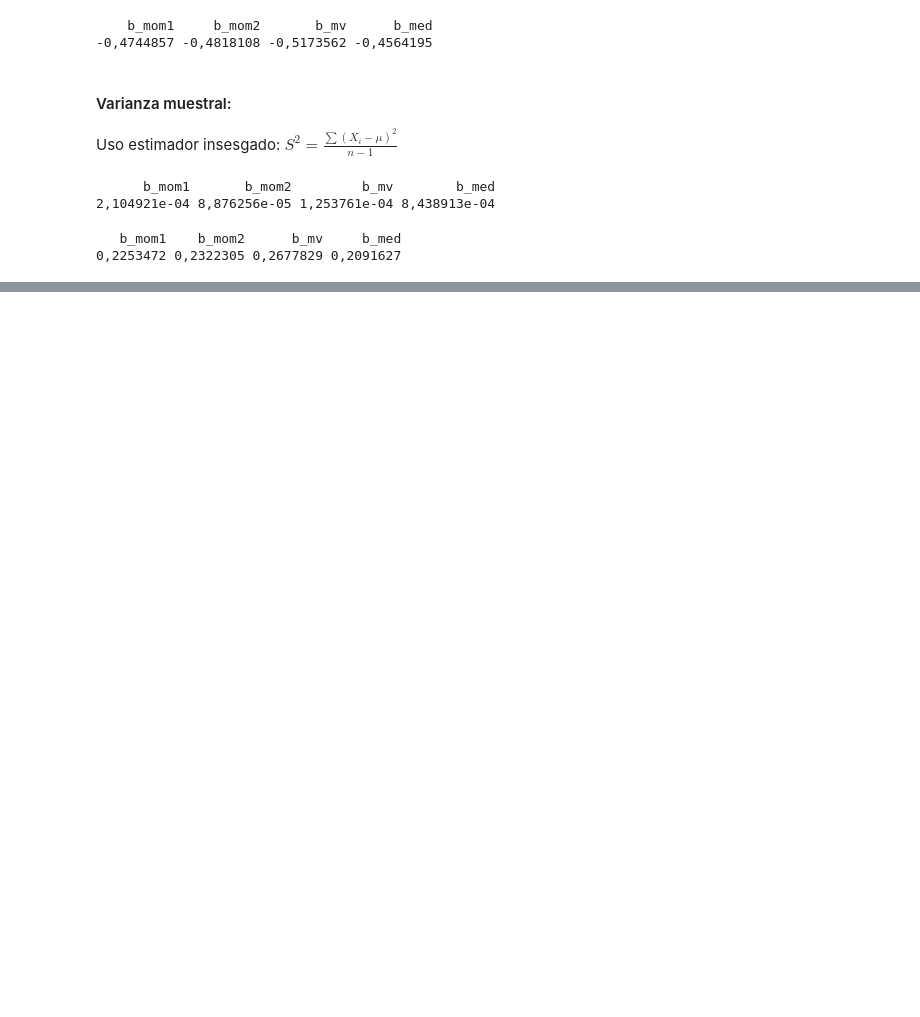
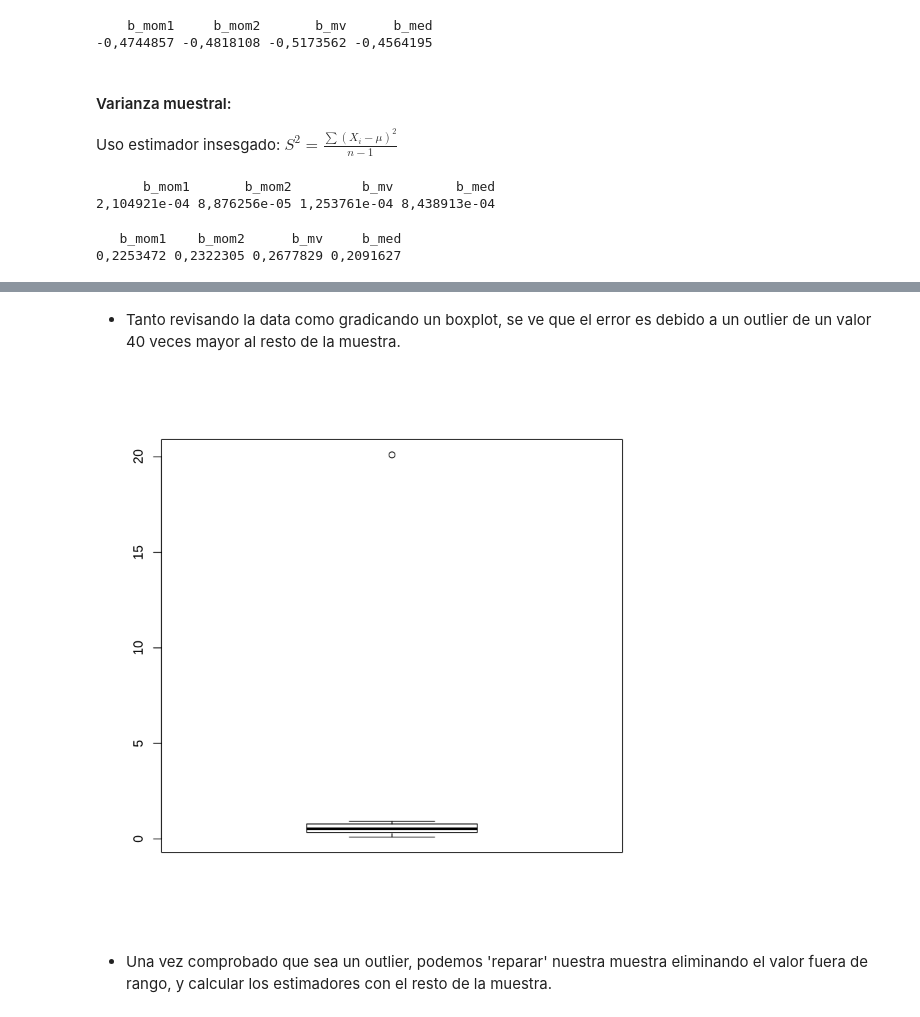
Before and after one commit to LecJackS/Proba-Simulations, a Jupyter notebook: TP2-Proba-en-R/TP2.ipynb, the cells around one changed output, grey strips where cells are left out. Cells and saved outputs as stored; diff of their text form; code cells hidden in the pictures; blank space fills up the shorter version.

```diff
--- a/TP2-Proba-en-R/TP2.ipynb
+++ b/TP2-Proba-en-R/TP2.ipynb
@@ -311,2 +308,6 @@ grid()
 # %% [markdown]
 <img src="img/8.png" width=700 align="left">
+# %%
+X <- c(0.917, 0.247, 0.384, 0.530, 0.798,
+       0.912, 0.096, 0.684, 0.394, 20.1,
+       0.769, 0.137, 0.352, 0.332, 0.670)
@@ -312,0 +329,8 @@ grid()
+# %% [markdown]
+* Tanto revisando la data como gradicando un boxplot, se ve que el error es debido a un outlier de un valor 40 veces mayor al resto de la muestra.
+# %%
+boxplot(X)
+# %% [output]
+[figure, added]
+# %% [markdown]
+* Una vez comprobado que sea un outlier, podemos 'reparar' nuestra muestra eliminando el valor fuera de rango, y calcular los estimadores con el resto de la muestra.
```
Also changed, not shown: parts of 22 cells of this notebook, 13 other files.
